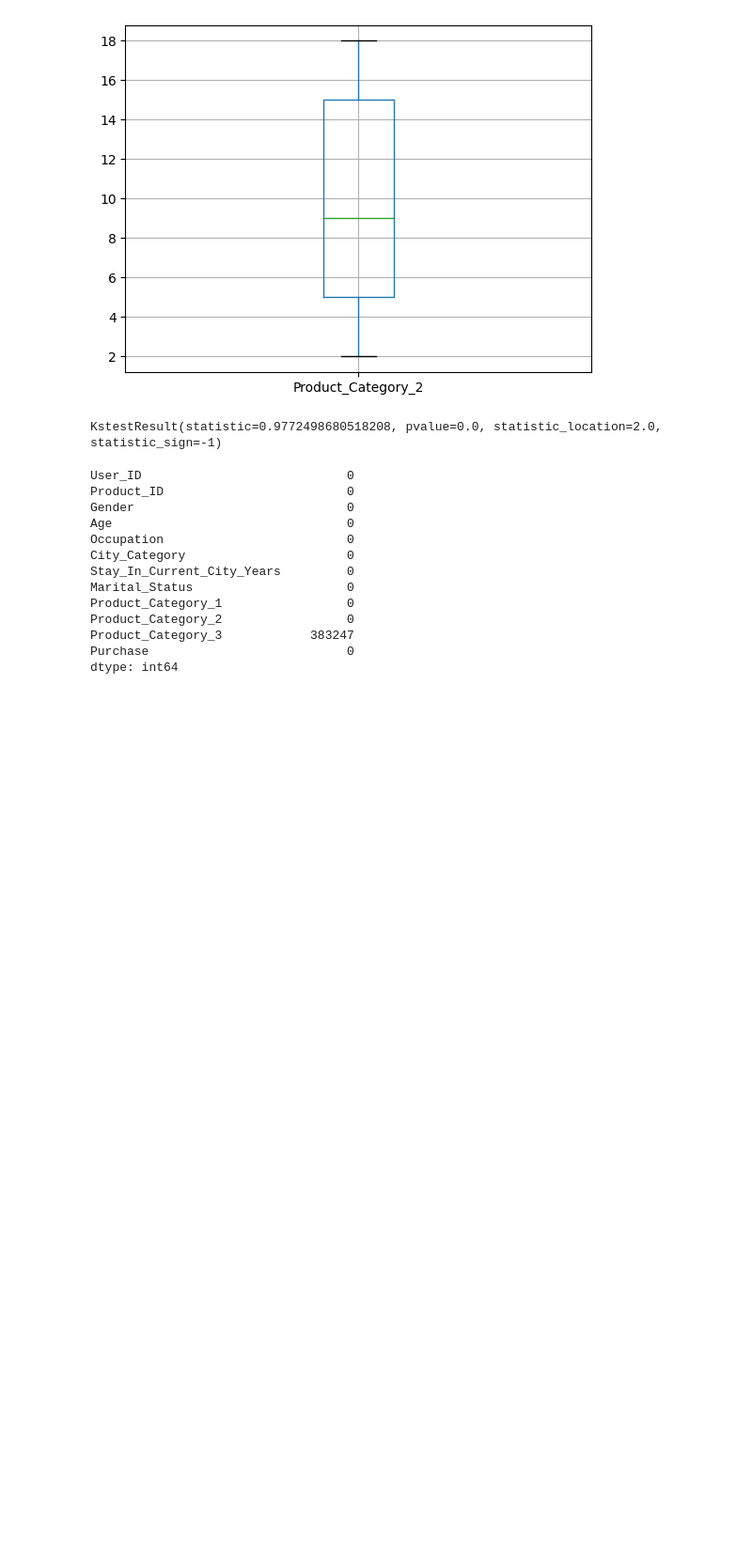
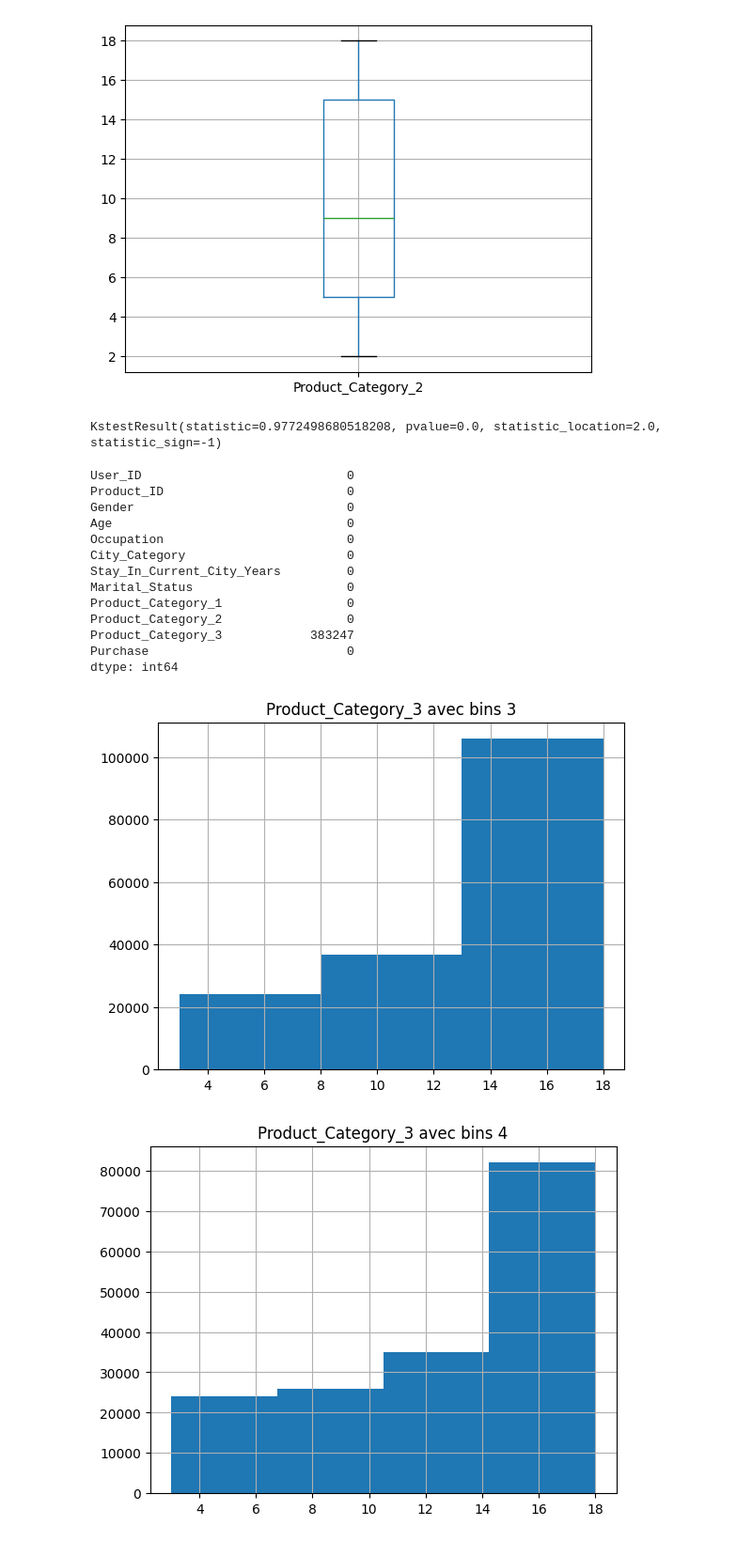
Before and after one commit to zouhourabdelli123/datascience, a Jupyter notebook: ds.ipynb, the cells around one changed output. Shown at 94% size. Drawn from its saved outputs; the diff is of its cells as text; code cells hidden in the pictures; blank space fills up the shorter version.

```diff
--- a/ds.ipynb
+++ b/ds.ipynb
@@ -107,3 +107,19 @@ Product_Category_2                 0
 Product_Category_3            383247
 Purchase                           0
 dtype: int64
+# %%
+#tawa bch na3mal nafsou al Product_Category_3
+#bch nbadal les valeur null fel Product_Category_3 null mediande de Product_Category_3 bch matet2atharch bil outliers
+#lezem na3ref moyenne wmediane 9add 9add ma8ir man7sb
+#bch nsawar histogramme
+#awal 7aga bch nimchi norsom il hit avec diff bins
+#ken par rapport center copier coller rahou moyenne wmediane 9add 9add  sadpond mil bins hist maya3tich resultat s7i7aa selon nb d'observation selon pas mouch dima twassal
+#bch n5dm awal 7aga 3al Product_Category_3
+import matplotlib.pyplot as plt
+for i in range (3,11):
+    data["Product_Category_3"].hist(bins=i)
+    plt.title("Product_Category_3 avec bins "+str(i))
+    plt.show()
+# %% [output]
+[figure, added]
+[figure, added]
```
Also changed, not shown: parts of 5 cells of this notebook.
